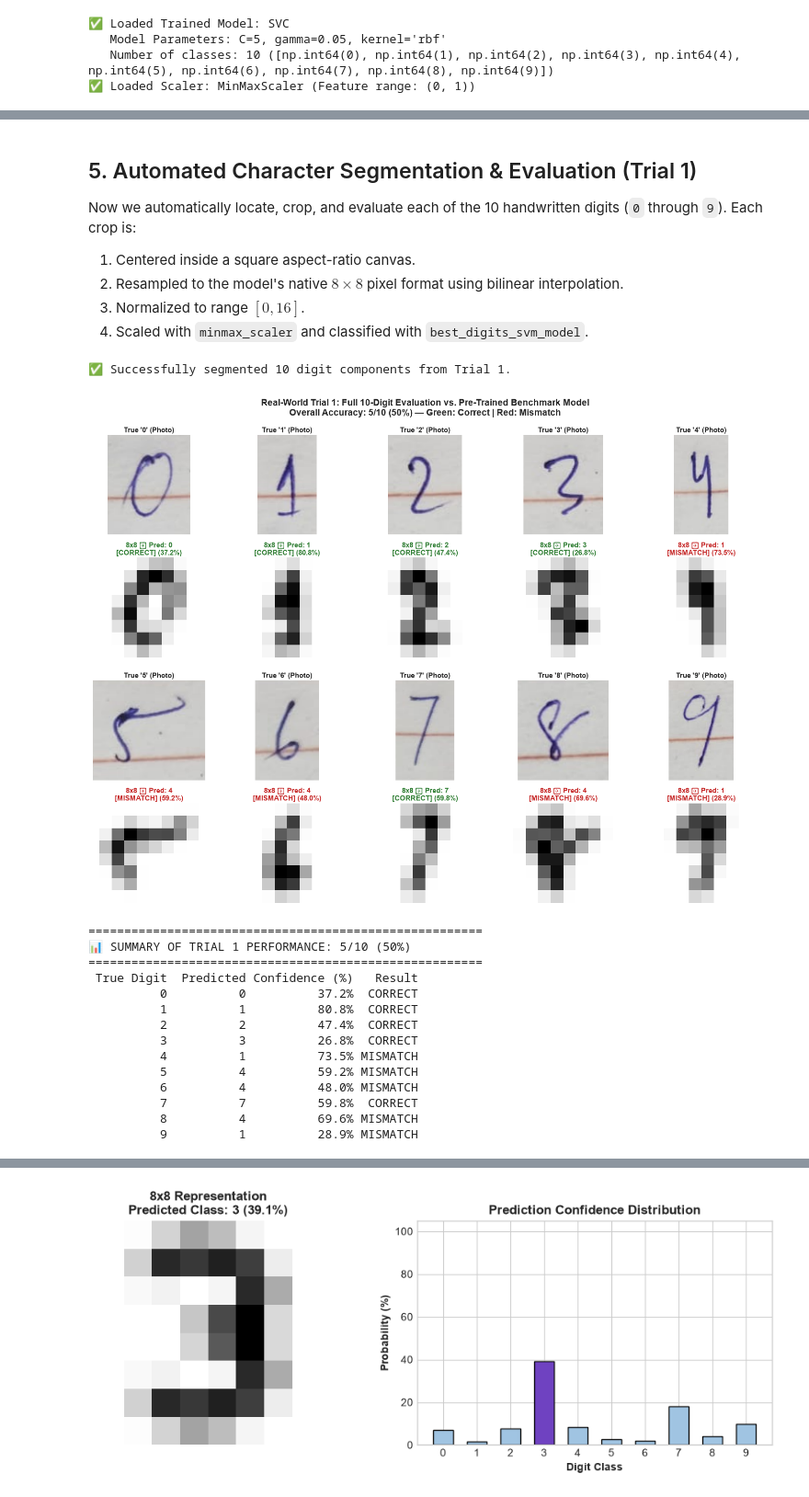
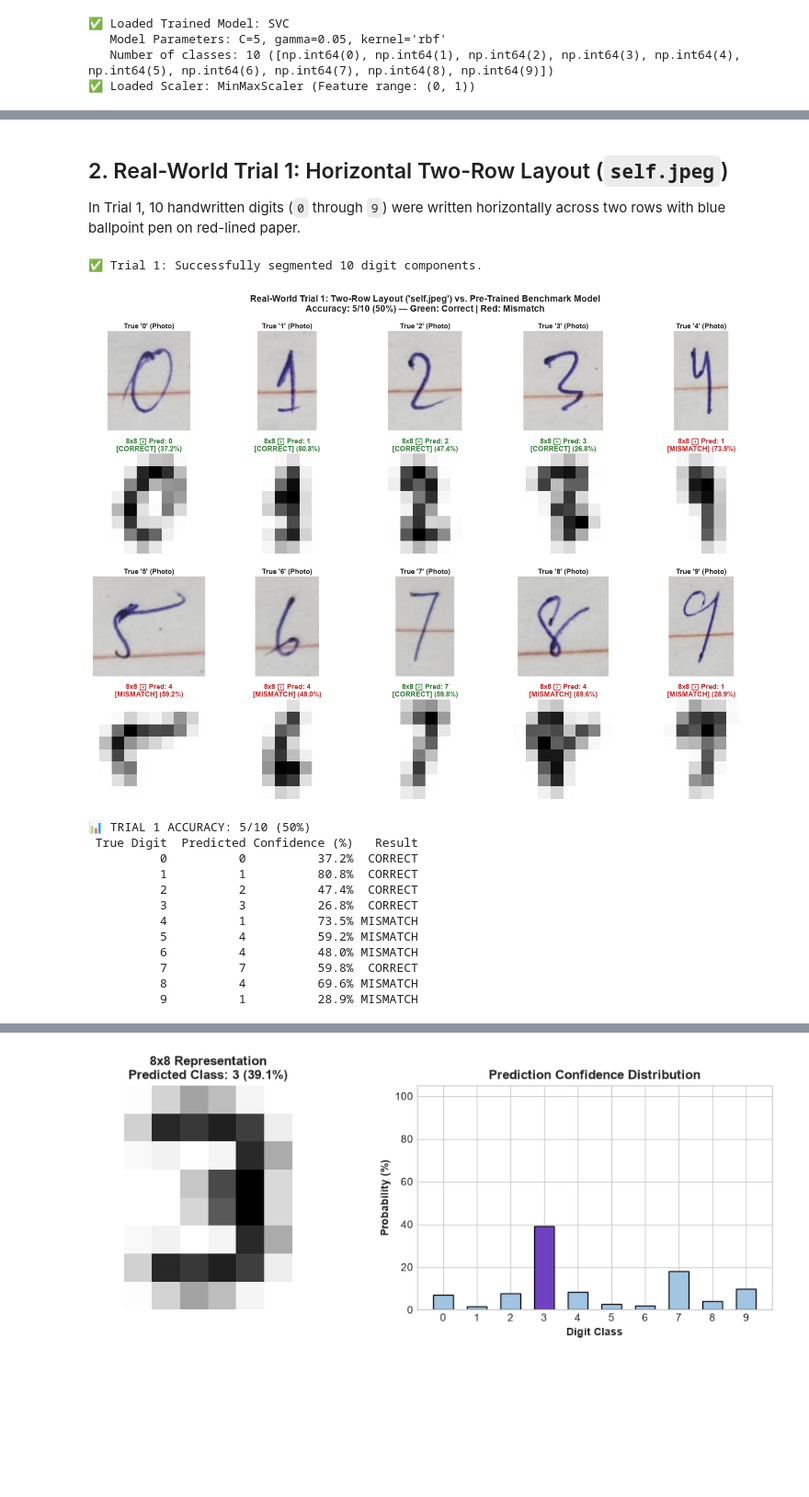
Before and after one commit to Dharmendra-05/Hand-Digit-Recognition, a Jupyter notebook: custom_handwritten_trials.ipynb, the cells around one changed output, grey strips where cells are left out. Shown at 92% size. Cells and saved outputs as stored; diff of their text form; code cells hidden in the pictures; blank space fills up the shorter version.

```diff
--- a/custom_handwritten_trials.ipynb
+++ b/custom_handwritten_trials.ipynb
@@ -166,46 +71,53 @@ plt.show()
-# %% [markdown]
-## 5. Automated Character Segmentation & Evaluation (Trial 1)
-
-Now we automatically locate, crop, and evaluate each of the 10 handwritten digits (`0` through `9`).
-Each crop is:
-1. Centered inside a square aspect-ratio canvas.
-2. Resampled to the model's native $8 \times 8$ pixel format using bilinear interpolation.
-3. Normalized to range $[0, 16]$.
-4. Scaled with `minmax_scaler` and classified with `best_digits_svm_model`.
+# %% [markdown]
+## 2. Real-World Trial 1: Horizontal Two-Row Layout (`self.jpeg`)
+
+In Trial 1, 10 handwritten digits (`0` through `9`) were written horizontally across two rows with blue ballpoint pen on red-lined paper.
 # %%
-# Segment and order the 10 handwritten digits
+# Load Trial 1 raw image
+TRIAL1_IMG_PATH = "data/custom_trials/trial_01_phone_lined_paper/self.jpeg"
+raw_img1 = Image.open(TRIAL1_IMG_PATH)
+
+# Correct orientation (90 degrees counter-clockwise)
+oriented_img1 = raw_img1.rotate(90, expand=True)
+arr_rgb1 = np.array(oriented_img1, dtype=np.float32)
+
+# Isolate blue ballpoint ink using color difference ((b - r) > 10)
+r, g, b = arr_rgb1[:, :, 0], arr_rgb1[:, :, 1], arr_rgb1[:, :, 2]
+brightness = (r + g + b) / 3.0
+blue_ink_mask = (brightness < 160) & ((b - r) > 10)
+
+# Segment the 10 digits across 2 rows
 segment_dilated = ndi.binary_dilation(blue_ink_mask, iterations=6)
 labeled, num_features = ndi.label(segment_dilated)
 objects = ndi.find_objects(labeled)
 
-boxes = []
+boxes1 = []
 for sl in objects:
     if np.sum(blue_ink_mask[sl]) > 100:
-        boxes.append((sl[0].start, sl[0].stop, sl[1].start, sl[1].stop))
+        boxes1.append((sl[0].start, sl[0].stop, sl[1].start, sl[1].stop))
 
-# Separate into top row and bottom row
-row1 = sorted([b for b in boxes if (b[0] + b[1]) / 2 < 300], key=lambda b: b[2])
-row2 = sorted([b for b in boxes if (b[0] + b[1]) / 2 >= 300], key=lambda b: b[2])
-digits_order = row1 + row2
+row1 = sorted([bx for bx in boxes1 if (bx[0] + bx[1]) / 2 < 300], key=lambda bx: bx[2])
+row2 = sorted([bx for bx in boxes1 if (bx[0] + bx[1]) / 2 >= 300], key=lambda bx: bx[2])
+digits_order1 = row1 + row2
 
-print(f"✅ Successfully segmented {len(digits_order)} digit components from Trial 1.")
+print(f"✅ Trial 1: Successfully segmented {len(digits_order1)} digit components.")
 
-# Evaluate each digit with the pre-trained benchmark model
+# Plot Trial 1 4x5 Evaluation Gallery
 fig, axes = plt.subplots(4, 5, figsize=(15, 11))
-correct_count = 0
-results_table = []
+correct_count1 = 0
+results_table1 = []
 
-for true_digit, (ymin, ymax, xmin, xmax) in enumerate(digits_order[:10]):
+for true_digit, (ymin, ymax, xmin, xmax) in enumerate(digits_order1[:10]):
     col = true_digit % 5
     row_photo = 0 if true_digit < 5 else 2
     row_8x8 = 1 if true_digit < 5 else 3
 
     pad_raw = 15
     y0 = max(0, ymin - pad_raw)
-    y1 = min(arr_rgb.shape[0], ymax + pad_raw)
+    y1 = min(arr_rgb1.shape[0], ymax + pad_raw)
     x0 = max(0, xmin - pad_raw)
-    x1 = min(arr_rgb.shape[1], xmax + pad_raw)
-    raw_crop = arr_rgb[y0:y1, x0:x1].astype(np.uint8)
+    x1 = min(arr_rgb1.shape[1], xmax + pad_raw)
+    raw_crop = arr_rgb1[y0:y1, x0:x1].astype(np.uint8)
 
     crop_mask = blue_ink_mask[ymin:ymax, xmin:xmax]
     crop_thick = ndi.binary_dilation(crop_mask, iterations=3).astype(np.float32) * 255.0
@@ -229,55 +141,49 @@ for true_digit, (ymin, ymax, xmin, xmax) in enumerate(digits_order[:10]):
 
     is_match = (pred == true_digit)
     if is_match:
-        correct_count += 1
+        correct_count1 += 1
         status_text = "CORRECT"
         status_color = "#2E7D32"
     else:
         status_text = "MISMATCH"
         status_color = "#C62828"
 
-    results_table.append({
+    results_table1.append({
         "True Digit": true_digit,
         "Predicted": pred,
         "Confidence (%)": f"{prob:.1f}%",
         "Result": status_text
     })
 
     ax_p = axes[row_photo, col]
     ax_p.imshow(raw_crop)
     ax_p.set_title(f"True '{true_digit}' (Photo)", fontsize=11, fontweight='bold', pad=4)
     ax_p.axis('off')
 
     ax_m = axes[row_8x8, col]
     ax_m.imshow(arr_8, cmap=plt.cm.gray_r, interpolation='nearest')
     ax_m.set_title(
         f"8x8 ➔ Pred: {pred}\n[{status_text}] ({prob:.1f}%)",
         fontsize=10.5, fontweight='bold', color=status_color, pad=4
     )
     ax_m.axis('off')
 
 plt.suptitle(
-    f"Real-World Trial 1: Full 10-Digit Evaluation vs. Pre-Trained Benchmark Model\n"
-    f"Overall Accuracy: {correct_count}/10 ({correct_count*10}%) — Green: Correct | Red: Mismatch",
+    f"Real-World Trial 1: Two-Row Layout ('self.jpeg') vs. Pre-Trained Benchmark Model\n"
+    f"Accuracy: {correct_count1}/10 ({correct_count1*10}%) — Green: Correct | Red: Mismatch",
     fontsize=14, fontweight='bold', y=0.99
 )
 plt.tight_layout()
 os.makedirs("results/custom_trials/trial_01_phone_lined_paper", exist_ok=True)
 plt.savefig("results/custom_trials/trial_01_phone_lined_paper/self_handwriting_evaluation.png", dpi=150)
 plt.show()
 
-# Display tabular breakdown
-df_results = pd.DataFrame(results_table)
-print("\n" + "=" * 55)
-print(f"📊 SUMMARY OF TRIAL 1 PERFORMANCE: {correct_count}/10 ({correct_count*10}%)")
-print("=" * 55)
-print(df_results.to_string(index=False))
+print(f"📊 TRIAL 1 ACCURACY: {correct_count1}/10 ({correct_count1*10}%)")
+print(pd.DataFrame(results_table1).to_string(index=False))
 # %% [output]
-✅ Successfully segmented 10 digit components from Trial 1.
+✅ Trial 1: Successfully segmented 10 digit components.
-[figure, old version]
+[figure, new version]
-=======================================================
-📊 SUMMARY OF TRIAL 1 PERFORMANCE: 5/10 (50%)
-=======================================================
+📊 TRIAL 1 ACCURACY: 5/10 (50%)
  True Digit  Predicted Confidence (%)   Result
           0          0          37.2%  CORRECT
           1          1          80.8%  CORRECT
```
Also changed, not shown: parts of 12 cells of this notebook.
